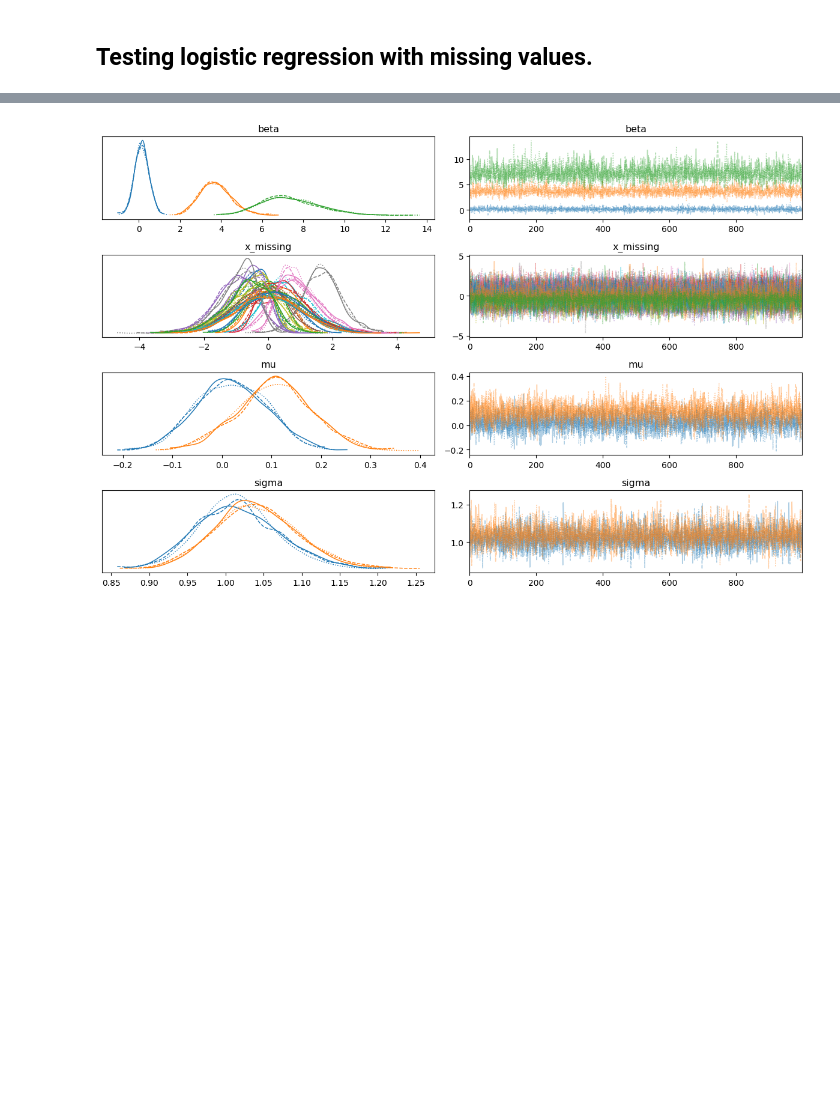
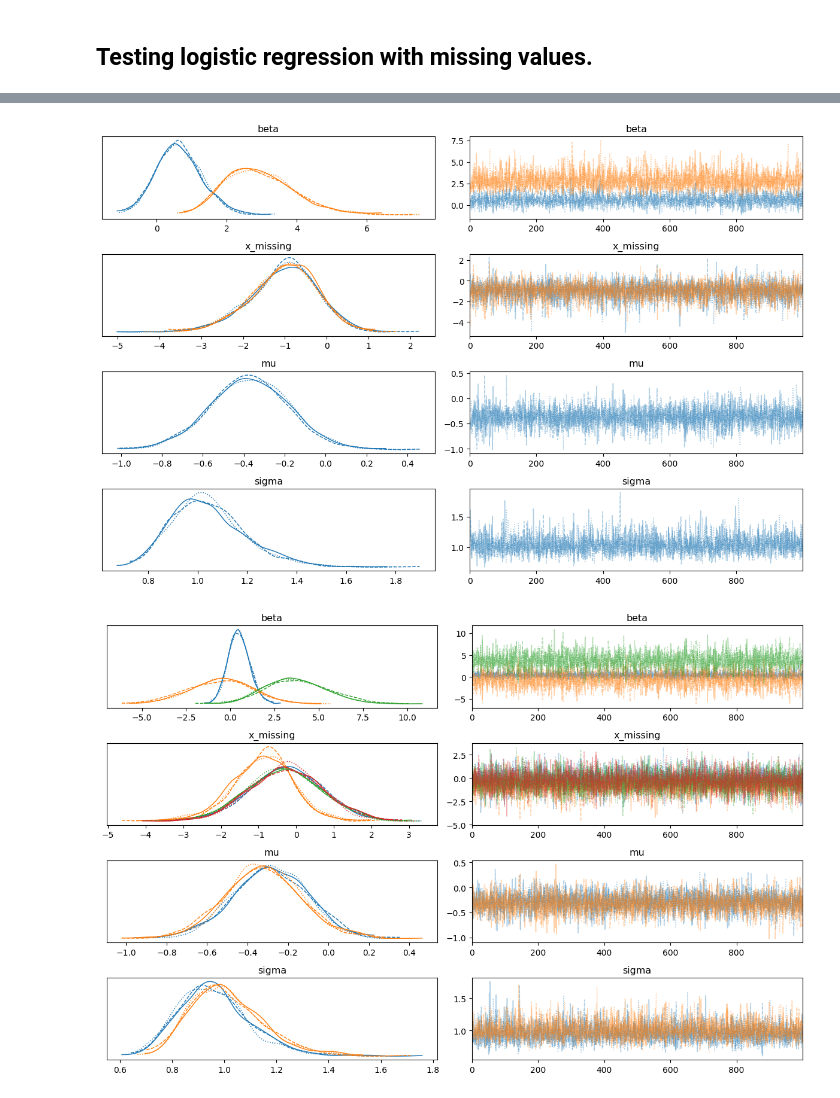
Before and after one commit to mdblackledge/stan_examples, a Jupyter notebook: notebooks/doughnut_seminar_2023.ipynb, the cells around one changed output, grey strips where cells are left out. Saved outputs shown, nothing was run; the diff lists cells and outputs as text; code cells hidden in the pictures; blank space fills up the shorter version.

```diff
--- a/notebooks/doughnut_seminar_2023.ipynb
+++ b/notebooks/doughnut_seminar_2023.ipynb
@@ -411,19 +411,23 @@ plt.show()
 ## Testing logistic regression with missing values.
 # %%
 # True coefficients
-beta_0 = 0.0
-beta_1 = 4.0
-beta_2 = 8.0
+beta_0 = -0.2
+beta_1 = -3.0
+beta_2 = 6.0
 
 # Independent variables
-N = 200
-x_1 = np.random.randn(N)
-x_2 = np.random.randn(N)
+N = 30
+x_1 = np.random.randn(N) * 1 + 0
+x_2 = x_1 + np.random.randn(N) * 0.1
 
 # Sample dependent varaibles
-alpha = beta_0 + beta_1 * x_1 + beta_2 * x_2
-p = 1.0 / (1 + np.exp(-alpha))
-y = (1.0 * (np.random.rand(N) < p)).astype("int")
+log_odds = beta_0 + beta_1 * x_1 + beta_2 * x_2
+p = 1.0 / (1 + np.exp(-log_odds))
+y = np.random.binomial(1, p, N)
+
+plt.scatter(x_1, p, c = x_2, cmap = 'jet')
+plt.scatter(x_1, y, c = x_2, cmap = 'jet', marker="+")
+plt.show()
 
 logisitic_regression_missing = """
 
@@ -454,6 +458,10 @@ model {
     real alpha;
     int miss_idx = 1;
 
+    beta ~ normal(0, 3);
+    mu ~ normal(0, 3);
+    sigma ~ cauchy(0, 3);
+
     for (n in 1:N) {
         alpha = beta[1];
         for (m in 1:M) {
@@ -474,12 +482,21 @@ model {
 
 """
 
-x = np.c_[x_1, x_2]
+x = x_1[:, None]
 model = stan.build(logisitic_regression_missing, data = {"N": N,
-                                                         "M": 2,
+                                                         "M": x.shape[1],
                                                          "x": x,
                                                          "y": y,
                                                          "x_miss": (np.random.rand(*x.shape) < 0.05).astype("int")})
 
 samples = model.sample(num_samples = 1000, num_warmup = 500, num_chains = 3)
+
+x = np.c_[x_1, x_2]
+model = stan.build(logisitic_regression_missing, data = {"N": N,
+                                                         "M": x.shape[1],
+                                                         "x": x,
+                                                         "y": y,
+                                                         "x_miss": (np.random.rand(*x.shape) < 0.05).astype("int")})
+
+samples_1 = model.sample(num_samples = 1000, num_warmup = 500, num_chains = 3)
 # %% [output]
@@ -504,8 +540,15 @@ Warning: The parameter sigma has no priors. This means either no prior is
 # %%
 az_samples = az.from_pystan(samples)
 az.summary(az_samples)
 az.plot_trace(az_samples)
 plt.tight_layout()
 plt.show()
+
+az_samples = az.from_pystan(samples_1)
+az.summary(az_samples)
+az.plot_trace(az_samples)
+plt.tight_layout()
+plt.show()
 # %% [output]
-[figure, old version]
+[figure, new version]
+[figure, added]
```
Also changed, not shown: parts of 1 cell of this notebook.
